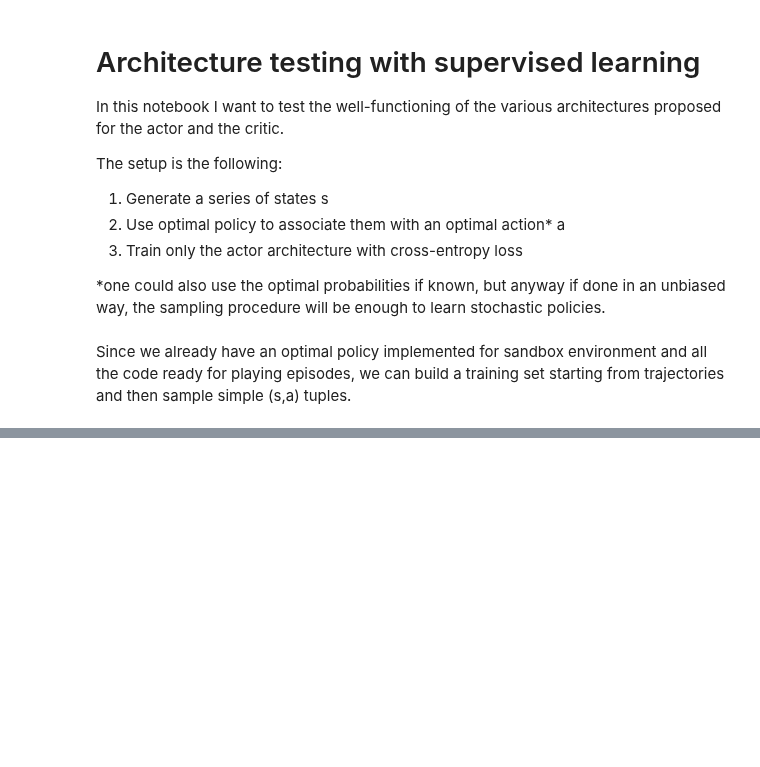
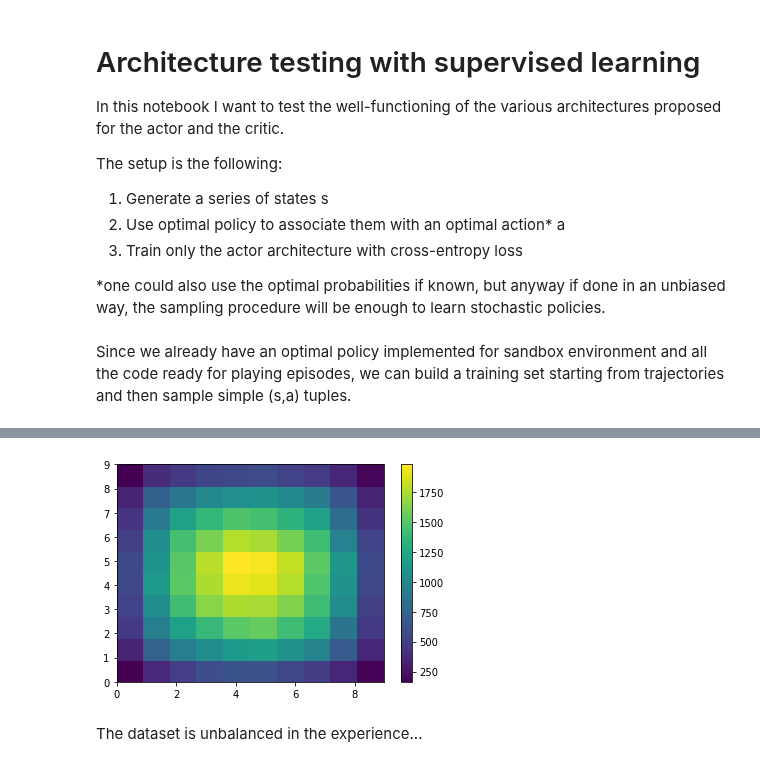
Before and after one commit to nicoladainese96/RelationalDeepRL, a Jupyter notebook: Supervised_test.ipynb, the cells around one changed output, grey strips where cells are left out. Saved outputs shown, nothing was run; the diff lists cells and outputs as text; code cells hidden in the pictures; blank space fills up the shorter version.

```diff
--- a/Supervised_test.ipynb
+++ b/Supervised_test.ipynb
@@ -46,0 +120,8 @@ def play_optimal(env):
+# %%
+plt.hist2d(x_agent, y_agent, bins = [X,Y])
+plt.colorbar()
+plt.show()
+# %% [output]
+[figure, added]
+# %% [markdown]
+The dataset is unbalanced in the experience...
```
Also changed, not shown: parts of 62 cells of this notebook, 9 other files.
